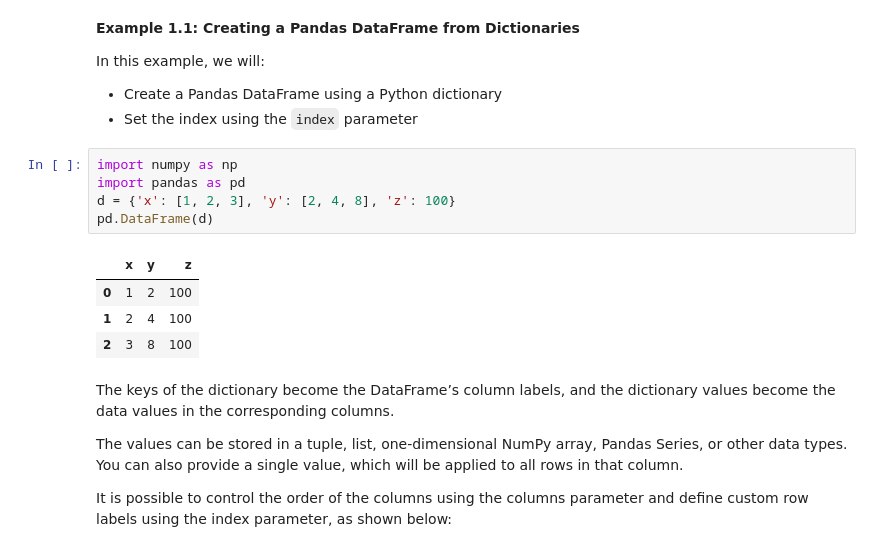
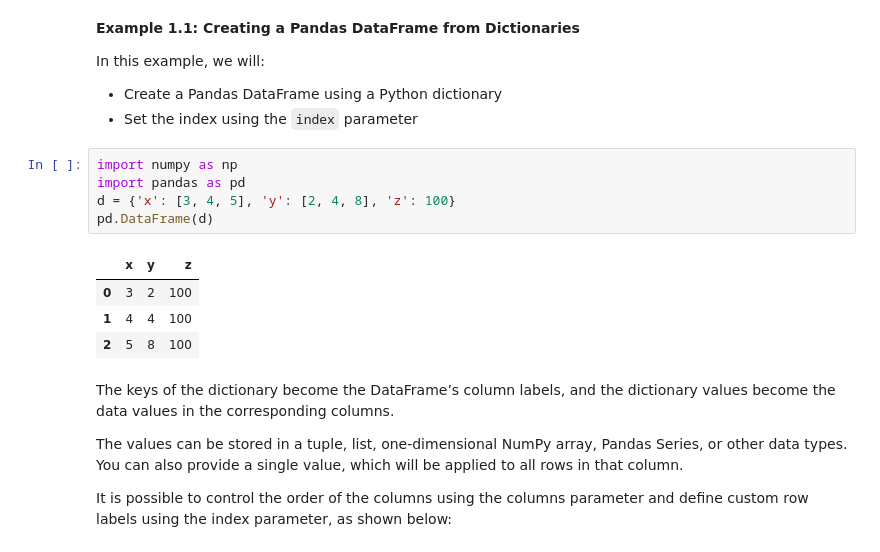
Before and after one commit to ZuuDini/2026-NYC-20, a Jupyter notebook: Glabs/R-GLAB 386.3.2 Creating a pandas DataFrame.ipynb, the cells around one changed output. Saved outputs shown, nothing was run; the diff lists cells and outputs as text.

```diff
--- a/Glabs/R-GLAB 386.3.2 Creating a pandas DataFrame.ipynb
+++ b/Glabs/R-GLAB 386.3.2 Creating a pandas DataFrame.ipynb
@@ -49,13 +49,13 @@ In this example, we will:
 # %%
 import numpy as np
 import pandas as pd
-d = {'x': [1, 2, 3], 'y': [2, 4, 8], 'z': 100}
+d = {'x': [3, 4, 5], 'y': [2, 4, 8], 'z': 100}
 pd.DataFrame(d)
 # %% [output]
 |  | x | y | z |
-| 0 | 1 | 2 | 100 |
-| 1 | 2 | 4 | 100 |
-| 2 | 3 | 8 | 100 |
+| 0 | 3 | 2 | 100 |
+| 1 | 4 | 4 | 100 |
+| 2 | 5 | 8 | 100 |
 # %% [markdown]
 The keys of the dictionary become the DataFrame’s column labels, and the dictionary values become the data values in the corresponding columns.
 
```
Also changed, not shown: 6 other files.
